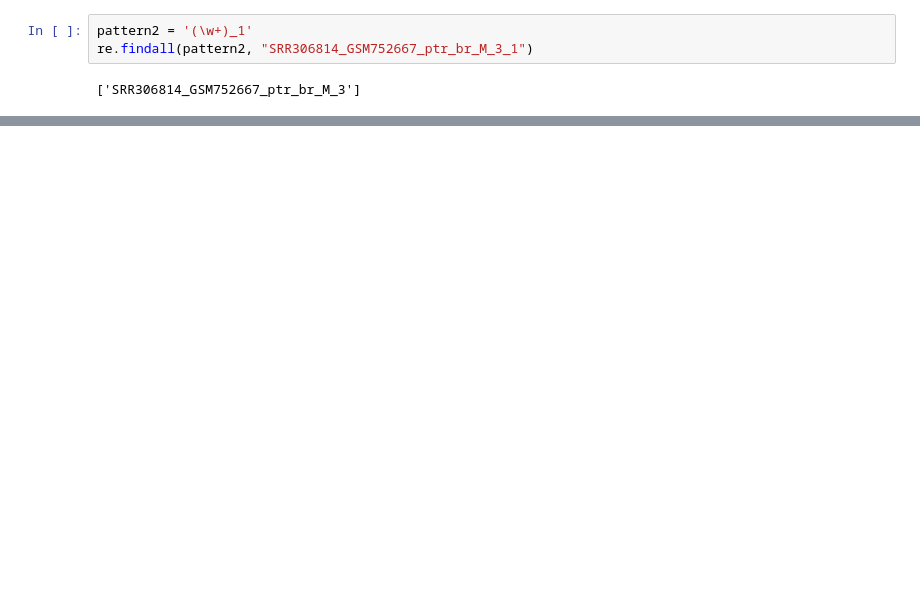
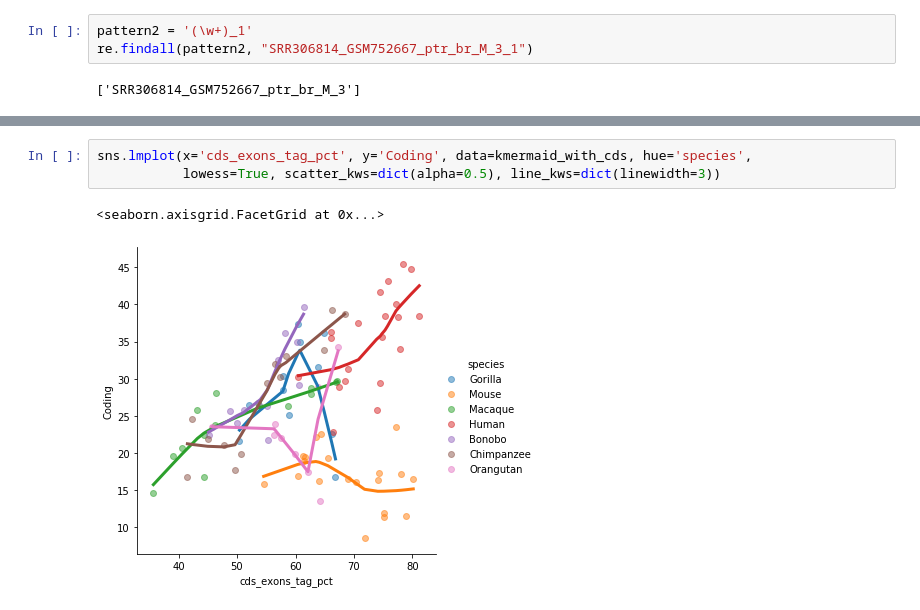
Before and after one commit to czbiohub/kh-analysis, a Jupyter notebook: notebooks/405_compare_extract_coding_to_rseq.ipynb, the cells around one changed output, grey strips where cells are left out. Drawn from its saved outputs; the diff is of its cells as text; blank space fills up the shorter version.

```diff
--- a/notebooks/405_compare_extract_coding_to_rseq.ipynb
+++ b/notebooks/405_compare_extract_coding_to_rseq.ipynb
@@ -237,3 +234,9 @@ sns.lmplot(x='cds_exons_tag_pct', y='Coding', data=kmermaid_with_cds, hue='speci
+# %%
+sns.lmplot(x='cds_exons_tag_pct', y='Coding', data=kmermaid_with_cds, hue='species',
+           lowess=True, scatter_kws=dict(alpha=0.5), line_kws=dict(linewidth=3))
+# %% [output]
+<seaborn.axisgrid.FacetGrid at 0x...>
+[figure, added]
 # %%
 sns.relplot(x='cds_exons_tag_pct', y='Coding', data=kmermaid_with_cds, hue='species')
 # %% [output]
```
Also changed, not shown: parts of 15 cells of this notebook.
